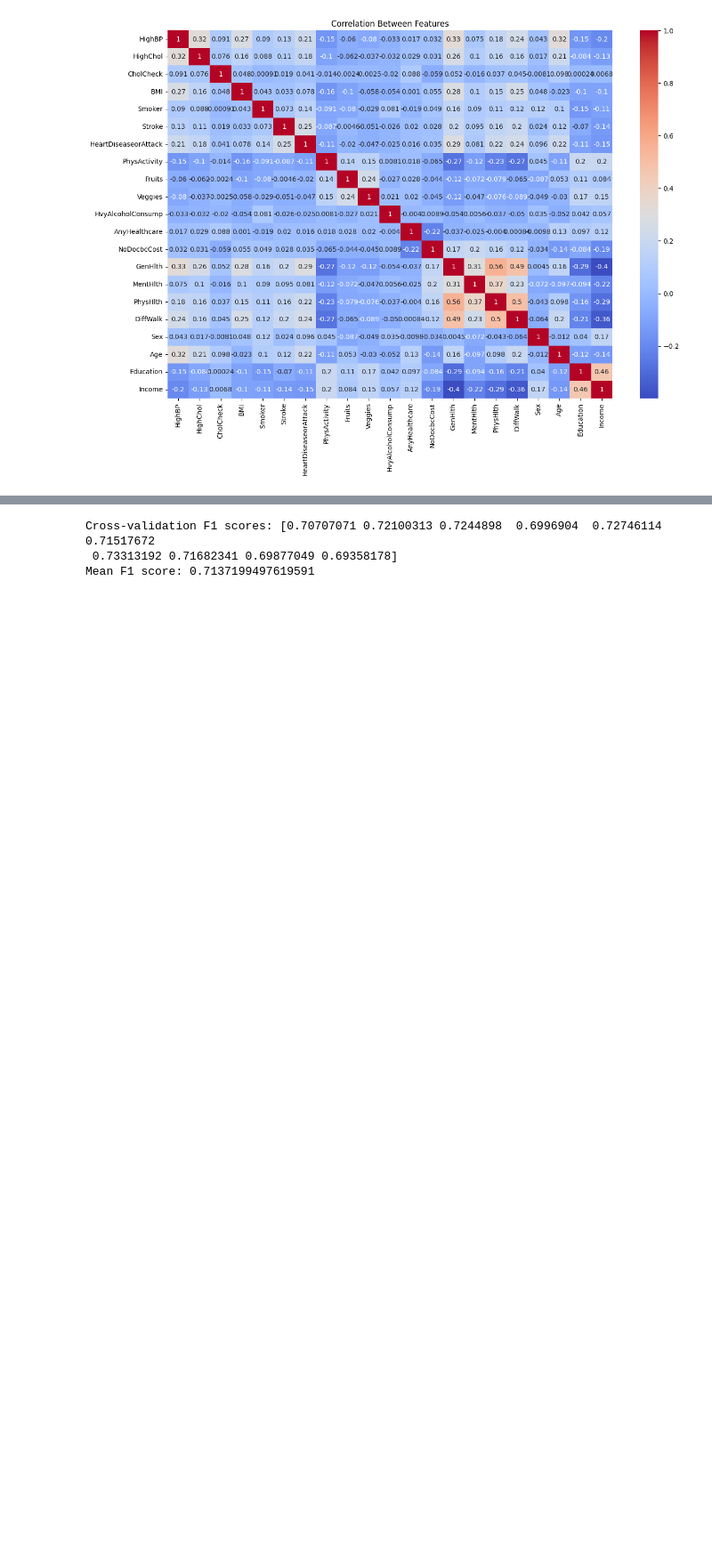
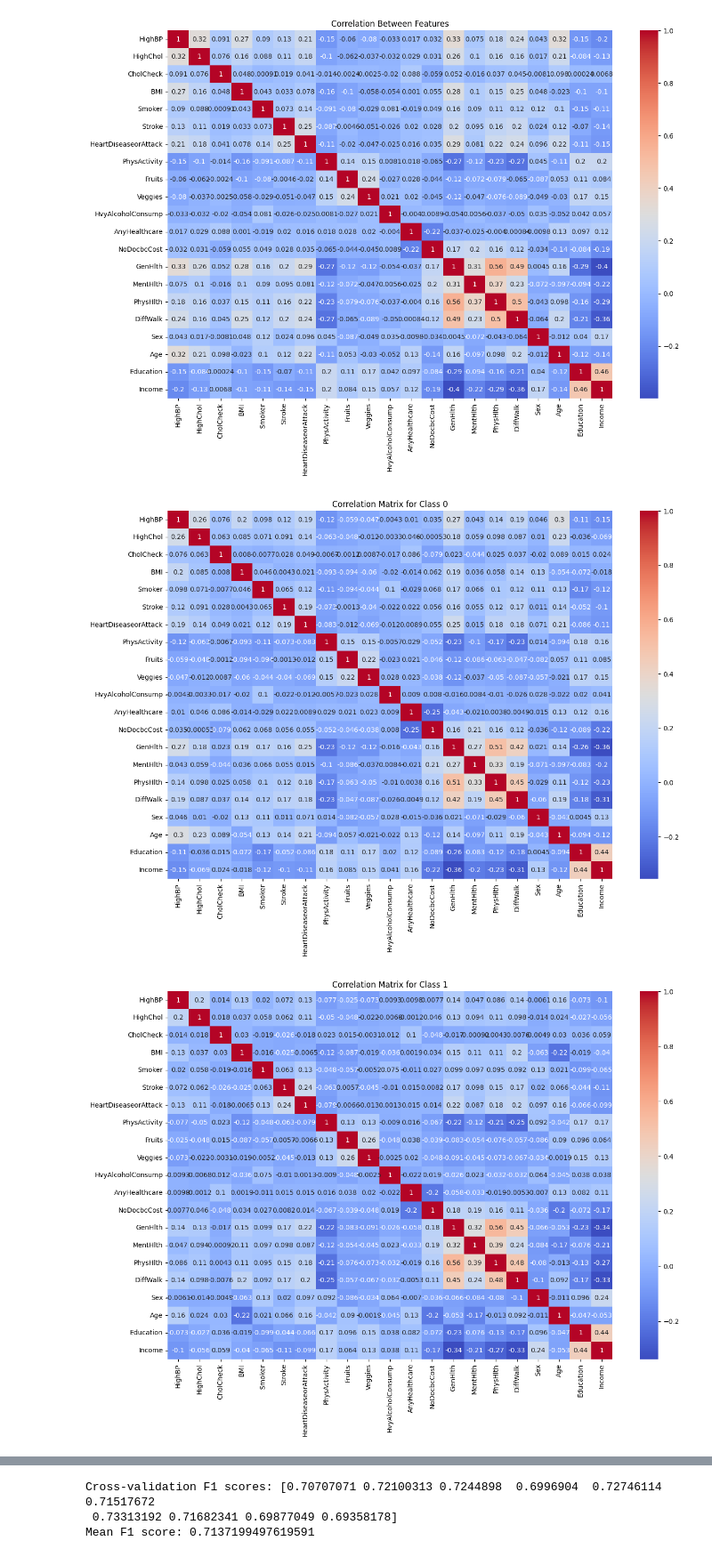
Before and after one commit to yasin281/data-mining-p2, a Jupyter notebook: src/Naive_Bayes.ipynb, the cells around one changed output, grey strips where cells are left out. Shown at 89% size. Saved outputs shown, nothing was run; the diff lists cells and outputs as text; code cells hidden in the pictures; blank space fills up the shorter version.

```diff
--- a/src/Naive_Bayes.ipynb
+++ b/src/Naive_Bayes.ipynb
@@ -99,6 +99,23 @@ plt.title('Correlation Between Features')
 # %% [output]
 Text(0.5, 1.0, 'Correlation Between Features')
 [figure]
+# %%
+X_0 = X[y == 0]
+X_1 = X[y == 1]
+corr_matrix_0 = X_0.corr()
+corr_matrix_1 = X_1.corr()
+
+plt.figure(figsize=(15, 10))
+sns.heatmap(corr_matrix_0, cmap='coolwarm', annot=True)
+plt.title('Correlation Matrix for Class 0')
+plt.show()
+plt.figure(figsize=(15, 10))
+sns.heatmap(corr_matrix_1, cmap='coolwarm', annot=True)
+plt.title('Correlation Matrix for Class 1')
+plt.show()
+# %% [output]
+[figure, added]
+[figure, added]
 # %%
 from sklearn.decomposition import PCA
 from sklearn.preprocessing import StandardScaler
```
